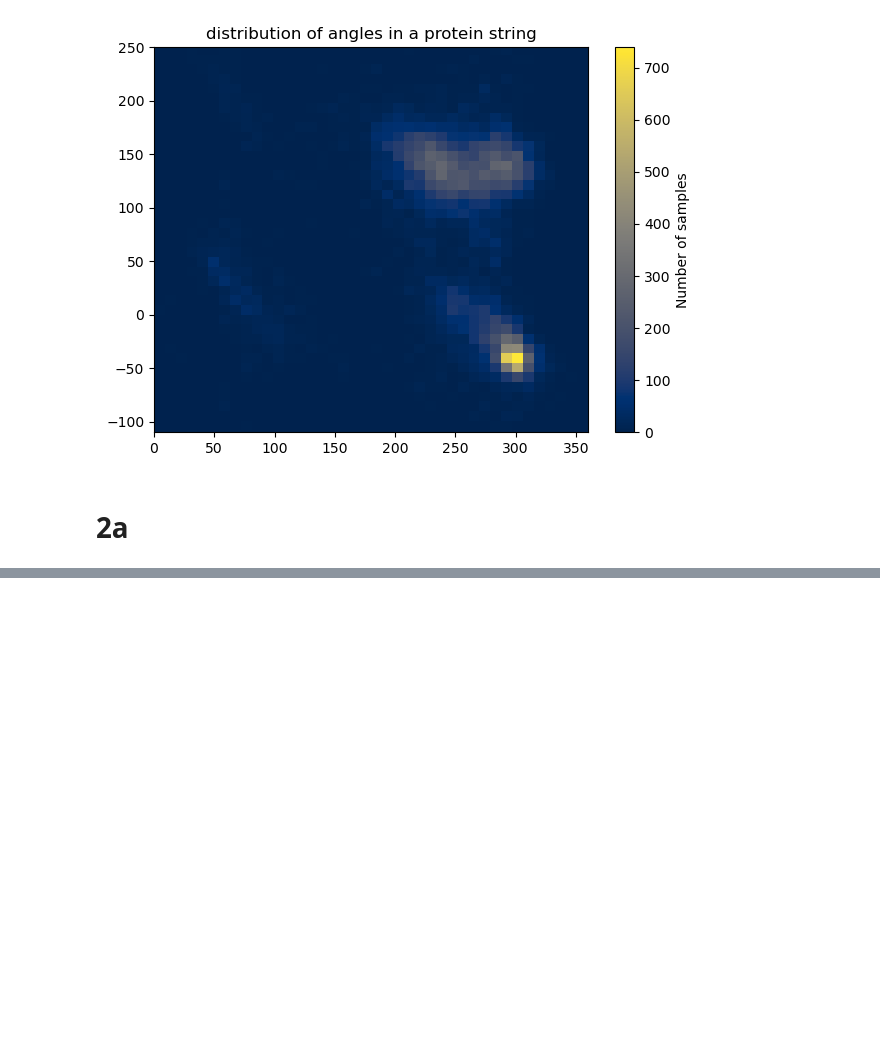
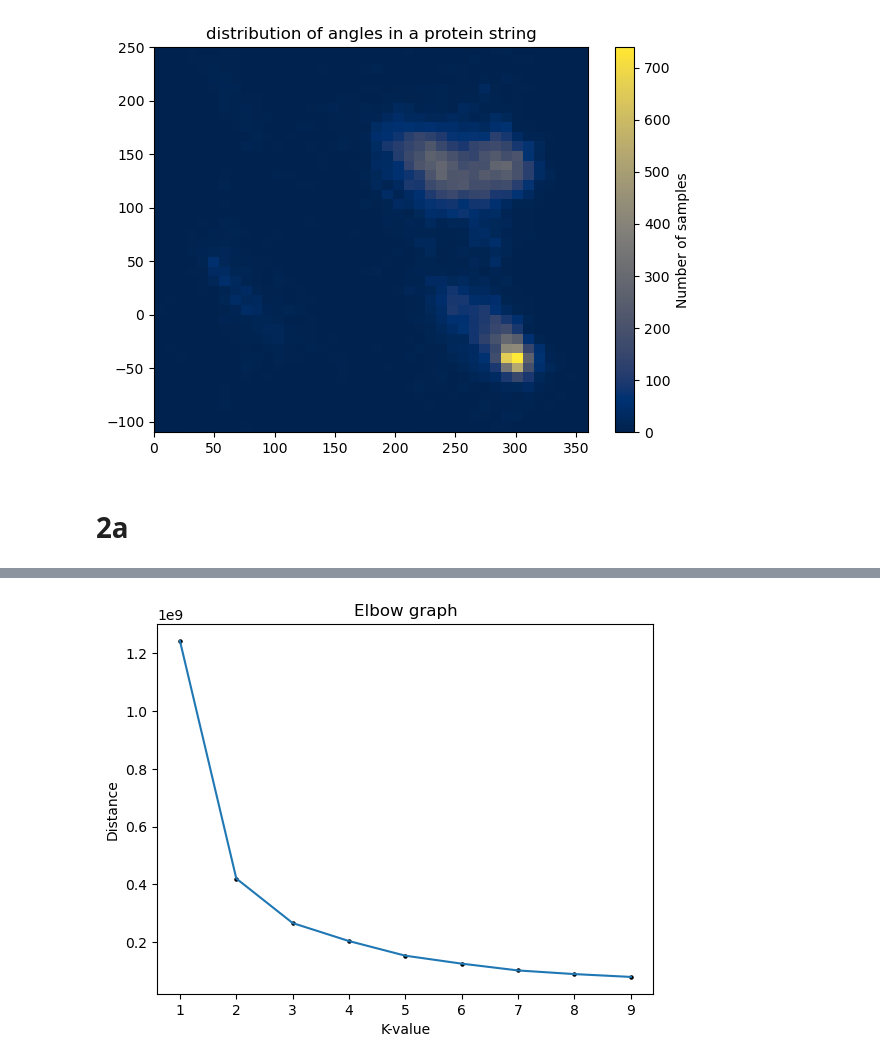
Before and after one commit to EldritchEli/DataScienceAndAI, a Jupyter notebook: Assignment3/Assignment3.ipynb, the cells around one changed output, grey strips where cells are left out. Saved outputs shown, nothing was run; the diff lists cells and outputs as text; code cells hidden in the pictures; blank space fills up the shorter version.

```diff
--- a/Assignment3/Assignment3.ipynb
+++ b/Assignment3/Assignment3.ipynb
@@ -139,3 +144,26 @@ print(kmeans.labels_)
+# %%
+k_values = range (1,10)
+tot_dist=[]
+
+# Perform K-Means clustering
+# Specify the number of clusters (3) and fit the data X
+#k*4 to account for
+for k in k_values:
+    kmeans = KMeans(n_clusters=k*4, random_state=4, n_init = 10).fit(X4)
+    tot_dist.append(kmeans.inertia_)
+
+#Plot elbow graph
+plt.title("Elbow graph")
+plt.ylabel("Distance")
+plt.xlabel("K-value")
+plt.scatter(k_values, tot_dist, c='k', s=5)
+plt.plot(k_values, tot_dist)
+plt.show()
+
+
+#access.flat
+# %% [output]
+[figure, added]
 # %%
 # Plotting the cluster centers and the data points
 plt.scatter(X4['phi'], X4['psi'], s=2)
```
Also changed, not shown: parts of 23 cells of this notebook.
